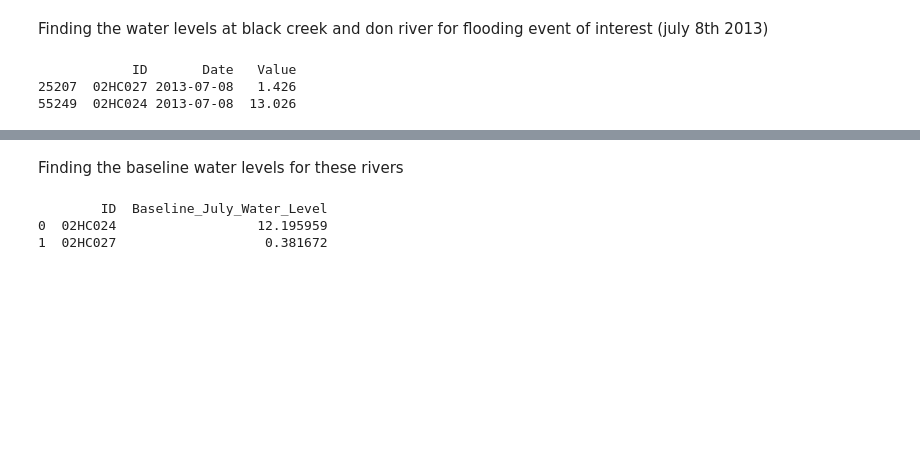
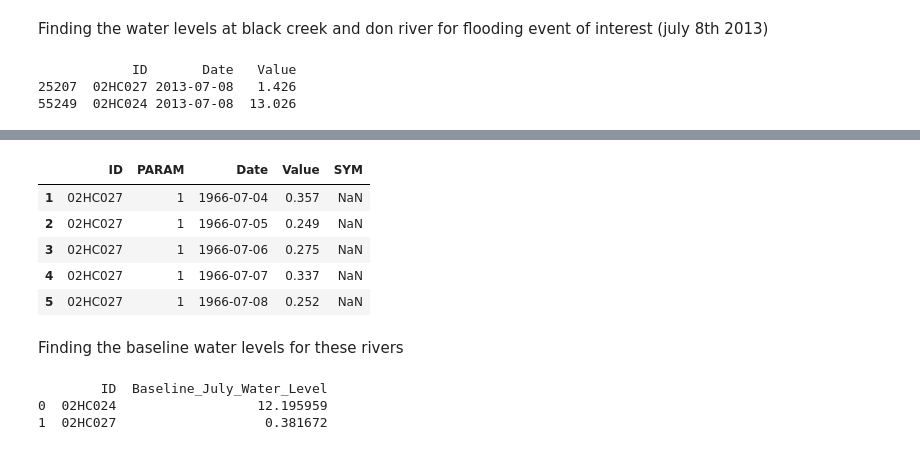
Before and after one commit to Lyimo-The-Destroyer/Papas-Piazzeria, a Jupyter notebook: Code Material/FloodAnalysisModel.ipynb, the cells around one changed output, grey strips where cells are left out. Drawn from its saved outputs; the diff is of its cells as text; code cells hidden in the pictures; blank space fills up the shorter version.

```diff
--- a/Code Material/FloodAnalysisModel.ipynb
+++ b/Code Material/FloodAnalysisModel.ipynb
@@ -68,3 +80,12 @@ print(july_8_2013_level_data)
+# %%
+data.head()
+# %% [output]
+|  | ID | PARAM | Date | Value | SYM |
+| 1 | 02HC027 | 1 | 1966-07-04 | 0.357 | NaN |
+| 2 | 02HC027 | 1 | 1966-07-05 | 0.249 | NaN |
+| 3 | 02HC027 | 1 | 1966-07-06 | 0.275 | NaN |
+| 4 | 02HC027 | 1 | 1966-07-07 | 0.337 | NaN |
+| 5 | 02HC027 | 1 | 1966-07-08 | 0.252 | NaN |
 # %% [markdown]
 Finding the baseline water levels for these rivers
 # %%
```
Also changed, not shown: parts of 8 cells of this notebook.
